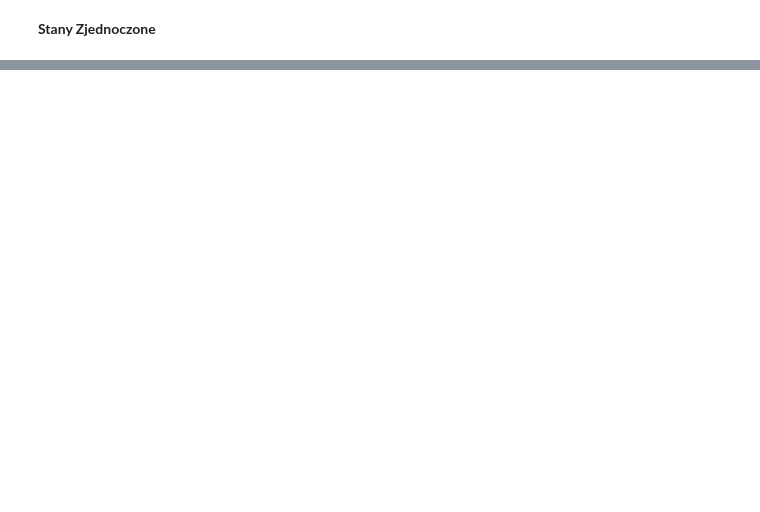
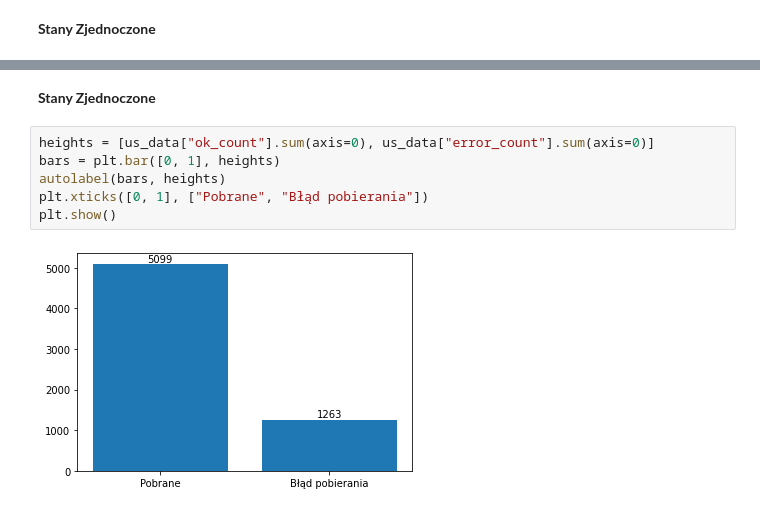
Before and after one commit to DominikKossinski/PED, a Jupyter notebook: PED_2.ipynb, the cells around one changed output, grey strips where cells are left out. Drawn from its saved outputs; the diff is of its cells as text; blank space fills up the shorter version.

```diff
--- a/PED_2.ipynb
+++ b/PED_2.ipynb
@@ -91,0 +198,10 @@ for i in range(n_top // 2):
+# %% [markdown]
+**Stany Zjednoczone**
+# %%
+heights = [us_data["ok_count"].sum(axis=0), us_data["error_count"].sum(axis=0)]
+bars = plt.bar([0, 1], heights)
+autolabel(bars, heights)
+plt.xticks([0, 1], ["Pobrane", "Błąd pobierania"])
+plt.show()
+# %% [output]
+[figure, added]
```
Also changed, not shown: parts of 67 cells of this notebook, 13 other files.
